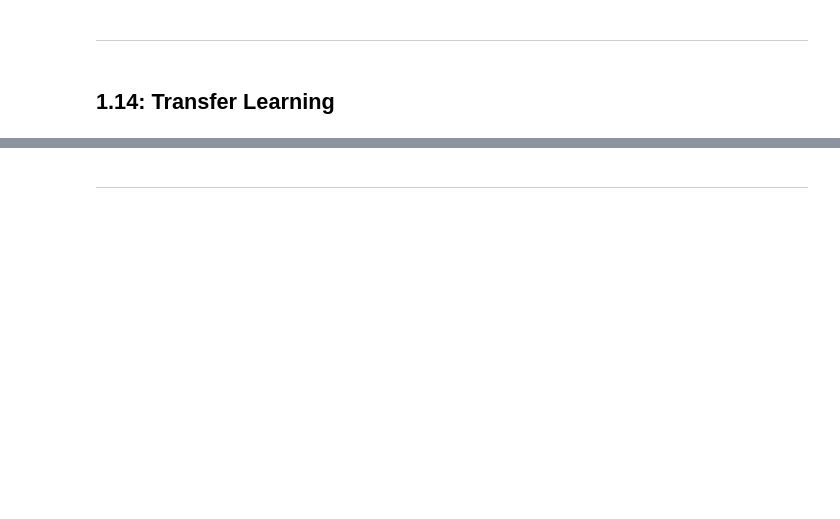
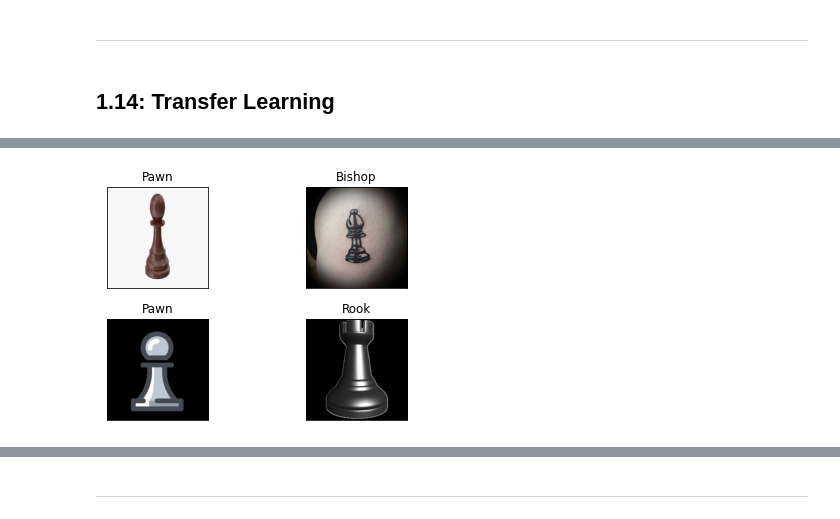
Before and after one commit to caiodeberaldini/pytorch-tutorial, a Jupyter notebook: pytorch-tutorial.ipynb, the cells around one changed output, grey strips where cells are left out. Drawn from its saved outputs; the diff is of its cells as text; code cells hidden in the pictures; blank space fills up the shorter version.

```diff
--- a/pytorch-tutorial.ipynb
+++ b/pytorch-tutorial.ipynb
@@ -1543,0 +1598,43 @@ Test Acc.:  [ 6856/10000 (69%)]
+# %%
+# Define hyperparameters
+lr = 1e-3
+batch_size = 8
+num_epochs = 10
+# %%
+composed = torchvision.transforms.Compose([torchvision.transforms.ToTensor(),
+                                           torchvision.transforms.Normalize(
+                                               mean=[0.485, 0.456, 0.406], std=[0.229, 0.224, 0.225])
+                                          ])
+
+chess_dataset = ChessDataset(transforms=composed)
+chess_dataloader = DataLoader(chess_dataset, batch_size=batch_size, shuffle=True)
+# %%
+examples = enumerate(chess_dataloader)
+batch_idx, (example_features, example_targets) = next(examples)
+# %%
+classes_dict = {
+    0: 'Bishop',
+    1: 'King',
+    2: 'Knight',
+    3: 'Pawn',
+    4: 'Queen',
+    5: 'Rook'
+}
+
+mean_tensor = torch.tensor([[[0.229]], [[0.224]], [[0.225]]])
+std_tensor = torch.tensor([[[0.485]], [[0.456]], [[0.406]]])
+
+fig = plt.figure()
+
+for i in range(4):
+    plt.subplot(2, 2, i+1)
+    plt.tight_layout()
+    plt.imshow(
+        (example_features[i]*mean_tensor + std_tensor).permute((1, 2, 0))
+    )
+    plt.title(r'{label}'.format(label=classes_dict[example_targets[i].item()]))
+    plt.xticks([])
+    plt.yticks([])
+fig.show()
+# %% [output]
+[figure, added]
```
Also changed, not shown: parts of 27 cells of this notebook.
